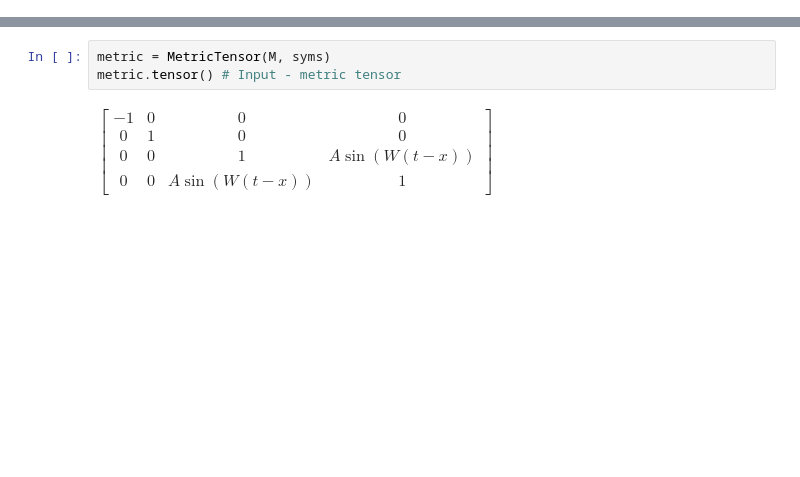
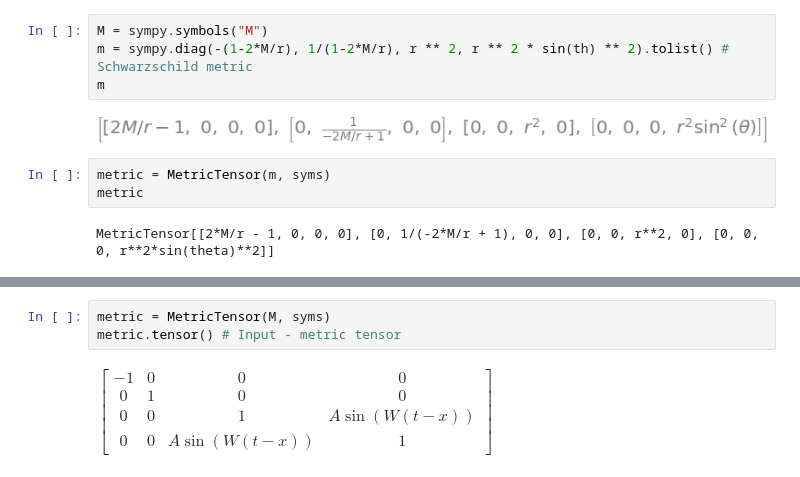
Before and after one commit to raywkhon/PyAstro, a Jupyter notebook: EinsteinPy.ipynb, the cells around one changed output, grey strips where cells are left out. Cells and saved outputs as stored; diff of their text form; blank space fills up the shorter version.

```diff
--- a/EinsteinPy.ipynb
+++ b/EinsteinPy.ipynb
@@ -20,0 +28,11 @@ M
+# %%
+M = sympy.symbols("M")
+m = sympy.diag(-(1-2*M/r), 1/(1-2*M/r), r ** 2, r ** 2 * sin(th) ** 2).tolist() # Schwarzschild metric
+m
+# %% [output]
+[figure, added]
+# %%
+metric = MetricTensor(m, syms)
+metric
+# %% [output]
+MetricTensor[[2*M/r - 1, 0, 0, 0], [0, 1/(-2*M/r + 1), 0, 0], [0, 0, r**2, 0], [0, 0, 0, r**2*sin(theta)**2]]
```
Also changed, not shown: parts of 62 cells of this notebook, 10 other files.
